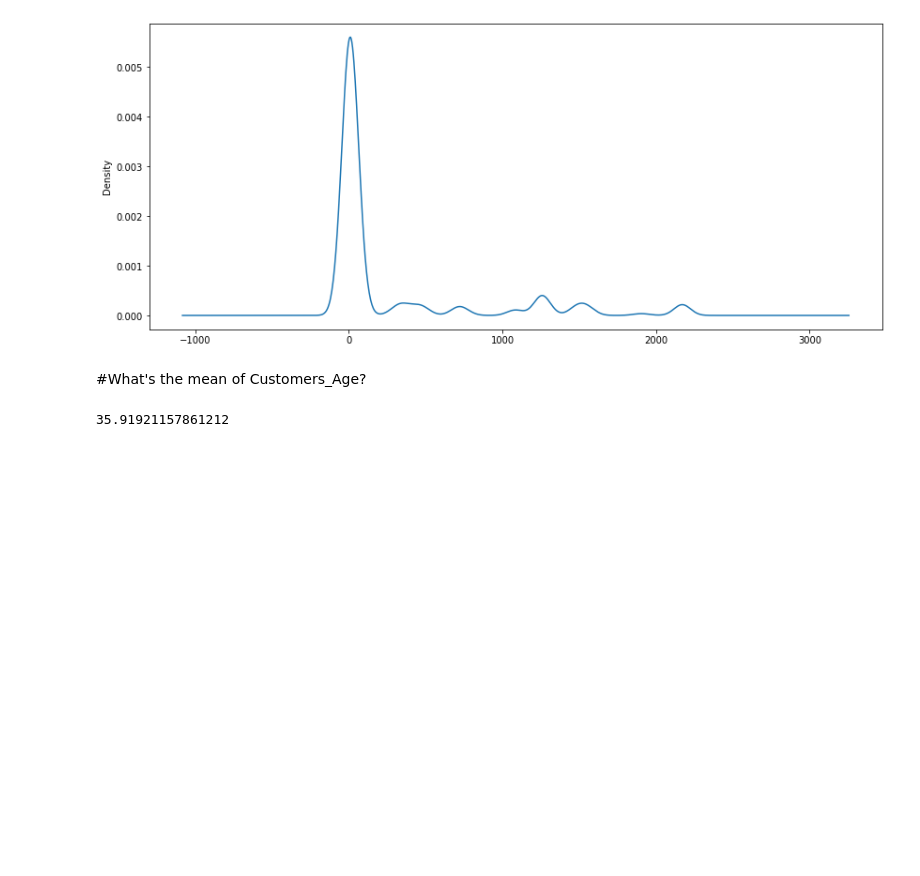
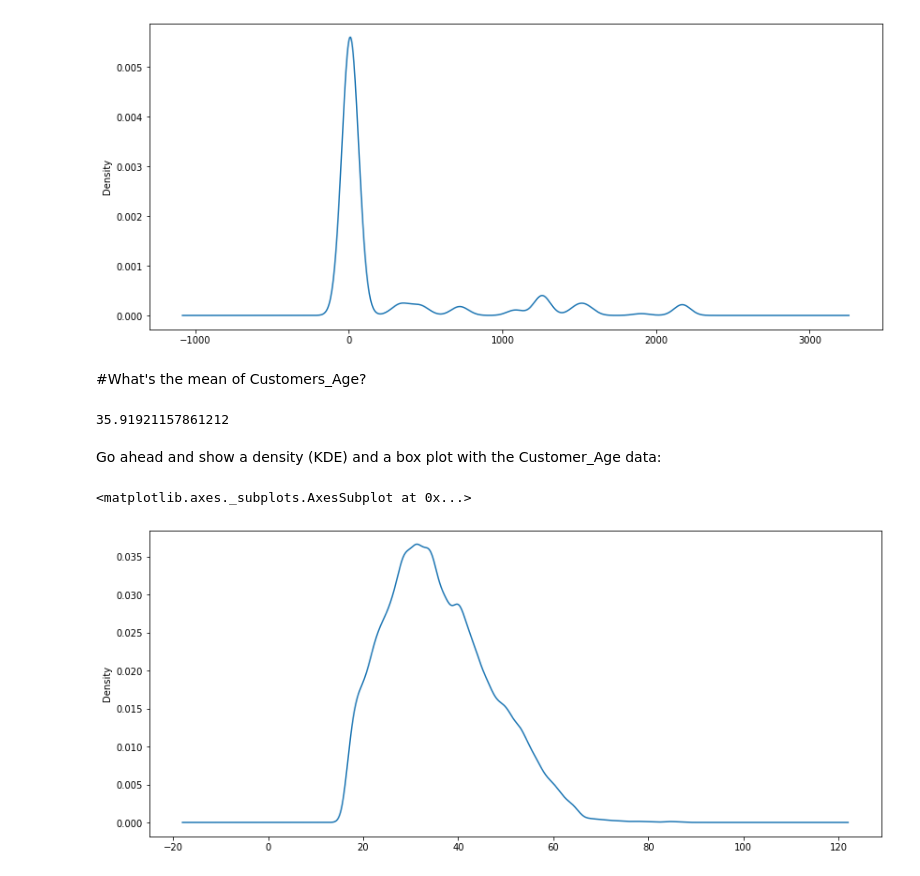
Before and after one commit to Zarak00/Data690_fall2022, a Jupyter notebook: assignment_05/assignment_05_P1.ipynb, the cells around one changed output. Drawn from its saved outputs; the diff is of its cells as text; code cells hidden in the pictures; blank space fills up the shorter version.

```diff
--- a/assignment_05/assignment_05_P1.ipynb
+++ b/assignment_05/assignment_05_P1.ipynb
@@ -93,3 +93,10 @@ sales['Unit_Cost'].plot(kind='density', figsize=(14,6))
 sales['Customer_Age'].mean()
 # %% [output]
 35.91921157861212
+# %% [markdown]
+Go ahead and show a density (KDE) and a box plot with the Customer_Age data:
+# %%
+sales['Customer_Age'].plot(kind='kde', figsize=(14,6))
+# %% [output]
+<matplotlib.axes._subplots.AxesSubplot at 0x...>
+[figure, added]
```
Also changed, not shown: parts of 62 cells of this notebook.
